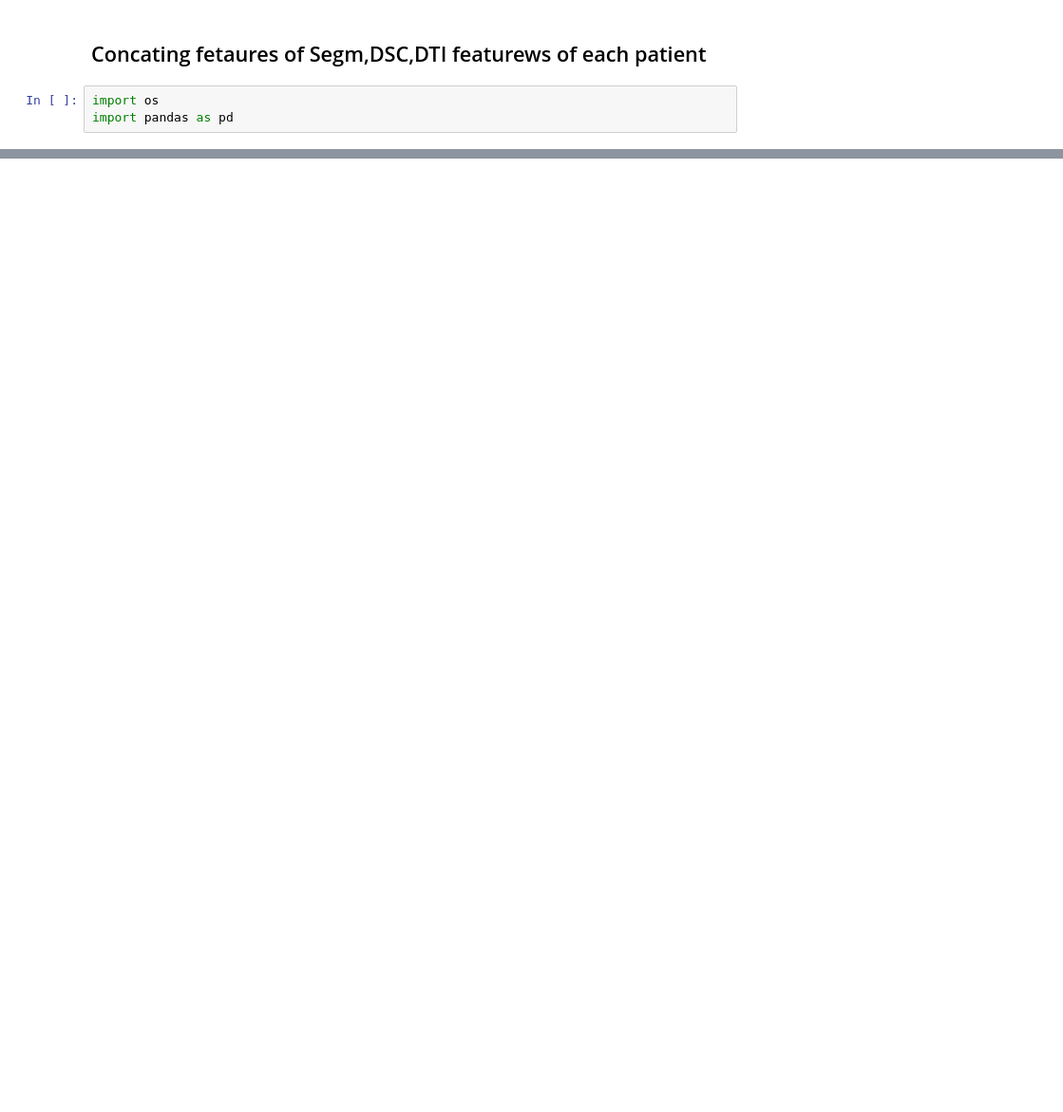
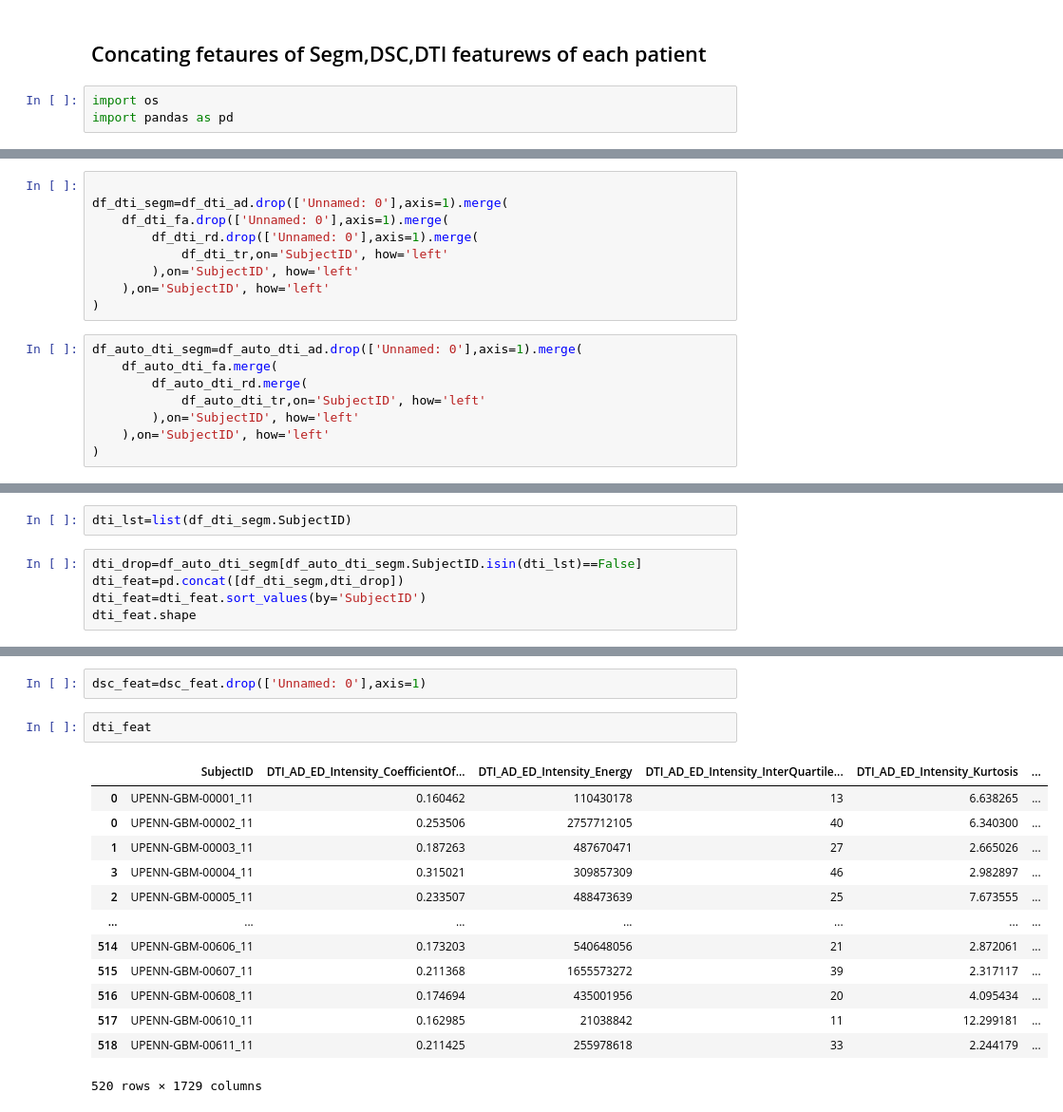
Before and after one commit to oyesaurav/mgmt-patch-model, a Jupyter notebook: py codes/feat_concat.ipynb, the cells around one changed output, grey strips where cells are left out. Shown: that part at 95% size. Drawn from its saved outputs; the diff is of its cells as text; blank space fills up the shorter version.

```diff
--- a/py codes/feat_concat.ipynb
+++ b/py codes/feat_concat.ipynb
@@ -28,0 +91,17 @@ df_t1_t2_flair_gd = pd.read_csv("./Extracted features/T1_T2_FLAIR_T1GD_segm.csv"
+# %%
+
+df_dti_segm=df_dti_ad.drop(['Unnamed: 0'],axis=1).merge(
+    df_dti_fa.drop(['Unnamed: 0'],axis=1).merge(
+        df_dti_rd.drop(['Unnamed: 0'],axis=1).merge(
+            df_dti_tr,on='SubjectID', how='left'
+        ),on='SubjectID', how='left'
+    ),on='SubjectID', how='left'
+)
+# %%
+df_auto_dti_segm=df_auto_dti_ad.drop(['Unnamed: 0'],axis=1).merge(
+    df_auto_dti_fa.merge(
+        df_auto_dti_rd.merge(
+            df_auto_dti_tr,on='SubjectID', how='left'
+        ),on='SubjectID', how='left'
+    ),on='SubjectID', how='left'
+)
@@ -28,0 +114,7 @@ df_t1_t2_flair_gd = pd.read_csv("./Extracted features/T1_T2_FLAIR_T1GD_segm.csv"
+# %%
+dti_lst=list(df_dti_segm.SubjectID)
+# %%
+dti_drop=df_auto_dti_segm[df_auto_dti_segm.SubjectID.isin(dti_lst)==False]
+dti_feat=pd.concat([df_dti_segm,dti_drop])
+dti_feat=dti_feat.sort_values(by='SubjectID')
+dti_feat.shape
@@ -32,0 +261,18 @@ df_t1_t2_flair_gd.shape
+# %%
+dsc_feat=dsc_feat.drop(['Unnamed: 0'],axis=1)
+# %%
+dti_feat
+# %% [output]
+|  | SubjectID | DTI_AD_ED_Intensity_CoefficientOf... | DTI_AD_ED_Intensity_Energy | DTI_AD_ED_Intensity_InterQuartile... | DTI_AD_ED_Intensity_Kurtosis | ... |
+| 0 | UPENN-GBM-00001_11 | 0.160462 | 110430178 | 13 | 6.638265 | ... |
+| 0 | UPENN-GBM-00002_11 | 0.253506 | 2757712105 | 40 | 6.340300 | ... |
+| 1 | UPENN-GBM-00003_11 | 0.187263 | 487670471 | 27 | 2.665026 | ... |
+| 3 | UPENN-GBM-00004_11 | 0.315021 | 309857309 | 46 | 2.982897 | ... |
+| 2 | UPENN-GBM-00005_11 | 0.233507 | 488473639 | 25 | 7.673555 | ... |
+| ... | ... | ... | ... | ... | ... | ... |
+| 514 | UPENN-GBM-00606_11 | 0.173203 | 540648056 | 21 | 2.872061 | ... |
+| 515 | UPENN-GBM-00607_11 | 0.211368 | 1655573272 | 39 | 2.317117 | ... |
+| 516 | UPENN-GBM-00608_11 | 0.174694 | 435001956 | 20 | 4.095434 | ... |
+| 517 | UPENN-GBM-00610_11 | 0.162985 | 21038842 | 11 | 12.299181 | ... |
+| 518 | UPENN-GBM-00611_11 | 0.211425 | 255978618 | 33 | 2.244179 | ... |
+520 rows × 1729 columns
```
Also changed, not shown: parts of 28 cells of this notebook, 6 other files.
